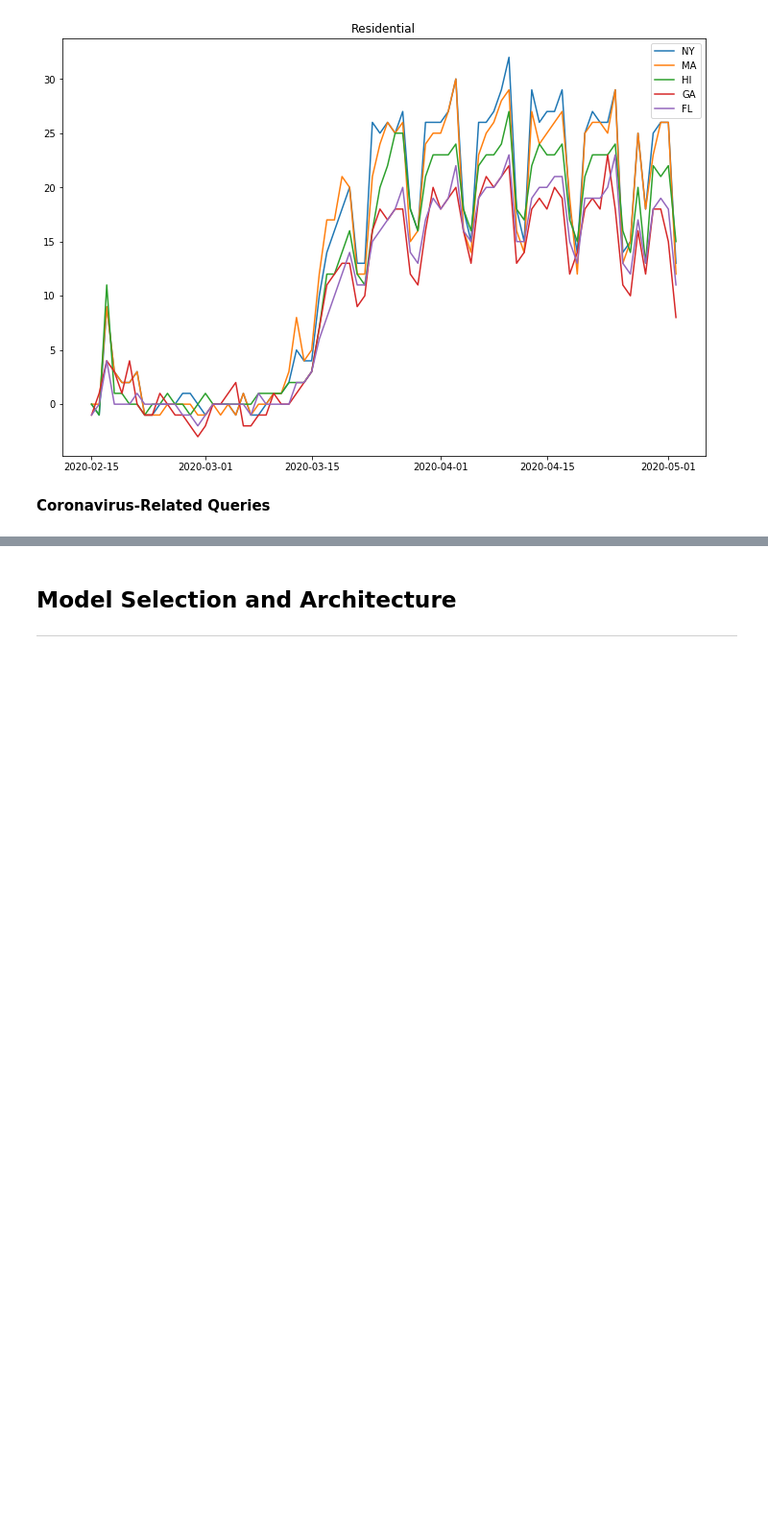
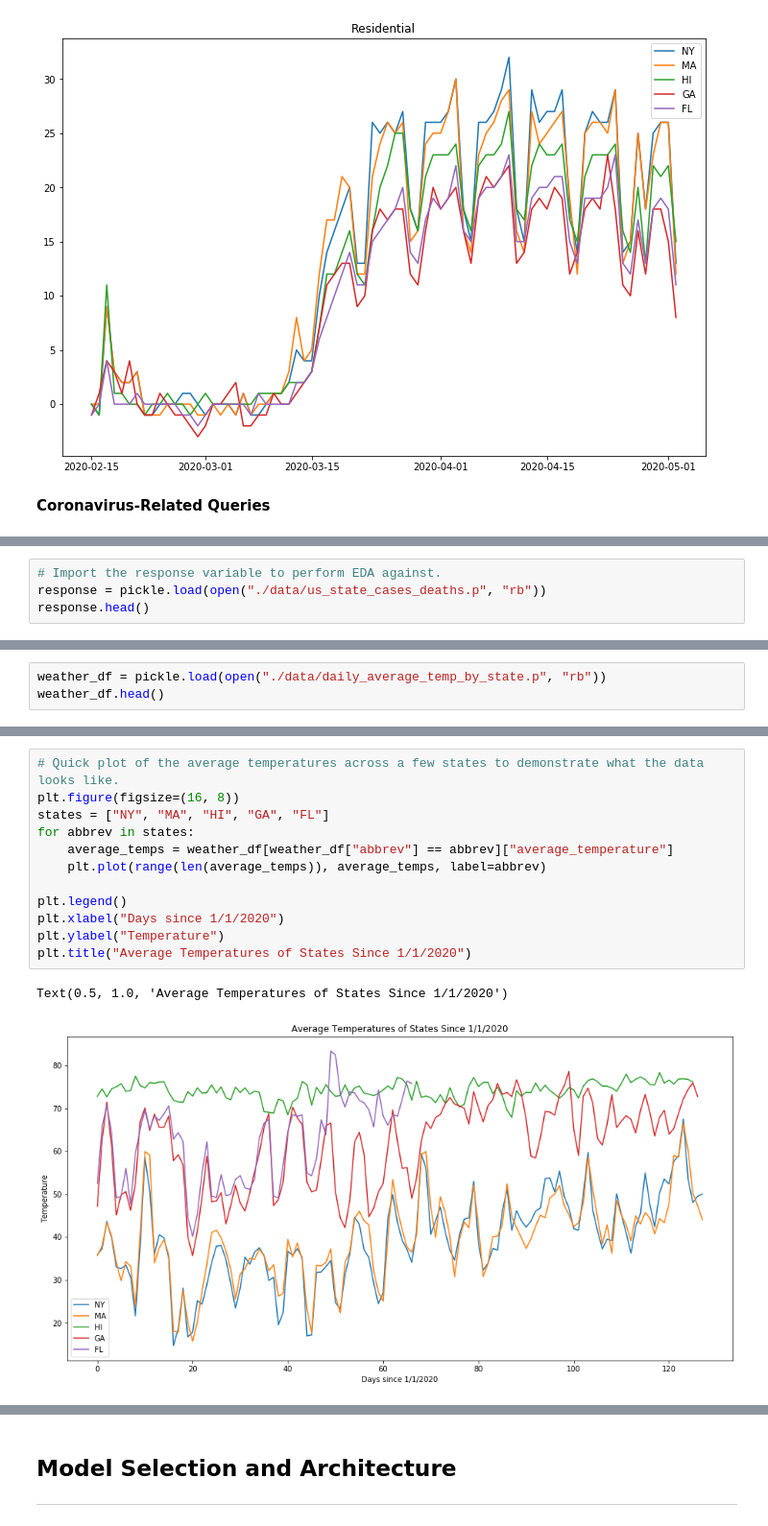
Before and after one commit to spotted-d/RNN_covid19_modeling, a Jupyter notebook: finalproject_group65.ipynb, the cells around one changed output, grey strips where cells are left out. Shown at 96% size. Saved outputs shown, nothing was run; the diff lists cells and outputs as text; blank space fills up the shorter version.

Commit message:
Add some minor EDA for weather data - must clean up

```diff
--- a/finalproject_group65.ipynb
+++ b/finalproject_group65.ipynb
@@ -162,0 +167,4 @@ for state in states:
+# %%
+# Import the response variable to perform EDA against.
+response = pickle.load(open("./data/us_state_cases_deaths.p", "rb"))
+response.head()
@@ -162,0 +178,3 @@ for state in states:
+# %%
+weather_df = pickle.load(open("./data/daily_average_temp_by_state.p", "rb"))
+weather_df.head()
@@ -162,0 +188,15 @@ for state in states:
+# %%
+# Quick plot of the average temperatures across a few states to demonstrate what the data looks like.
+plt.figure(figsize=(16, 8))
+states = ["NY", "MA", "HI", "GA", "FL"]
+for abbrev in states:
+    average_temps = weather_df[weather_df["abbrev"] == abbrev]["average_temperature"]
+    plt.plot(range(len(average_temps)), average_temps, label=abbrev)
+
+plt.legend()
+plt.xlabel("Days since 1/1/2020")
+plt.ylabel("Temperature")
+plt.title("Average Temperatures of States Since 1/1/2020")
+# %% [output]
+Text(0.5, 1.0, 'Average Temperatures of States Since 1/1/2020')
+[figure, added]
```
Also changed, not shown: parts of 15 cells of this notebook.
